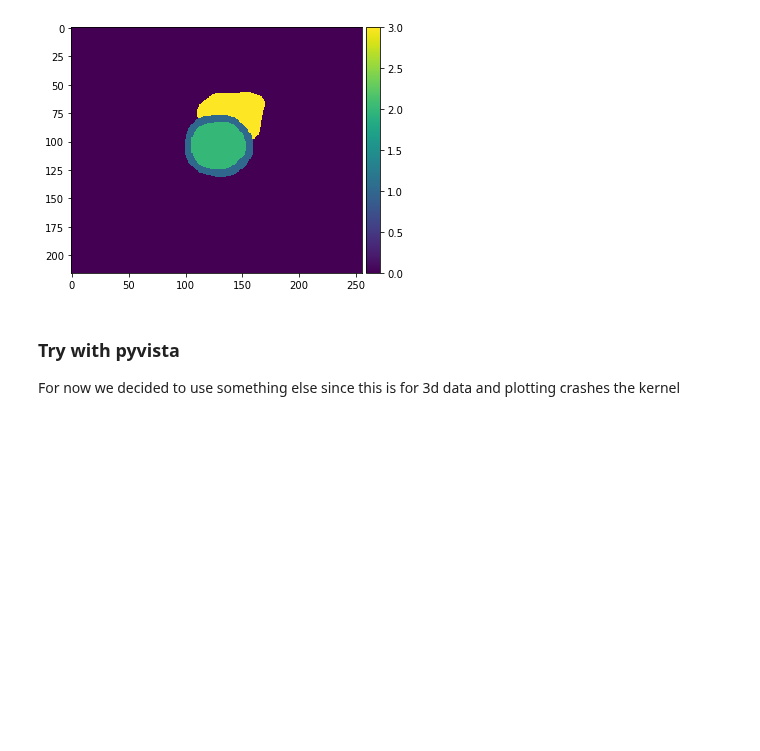
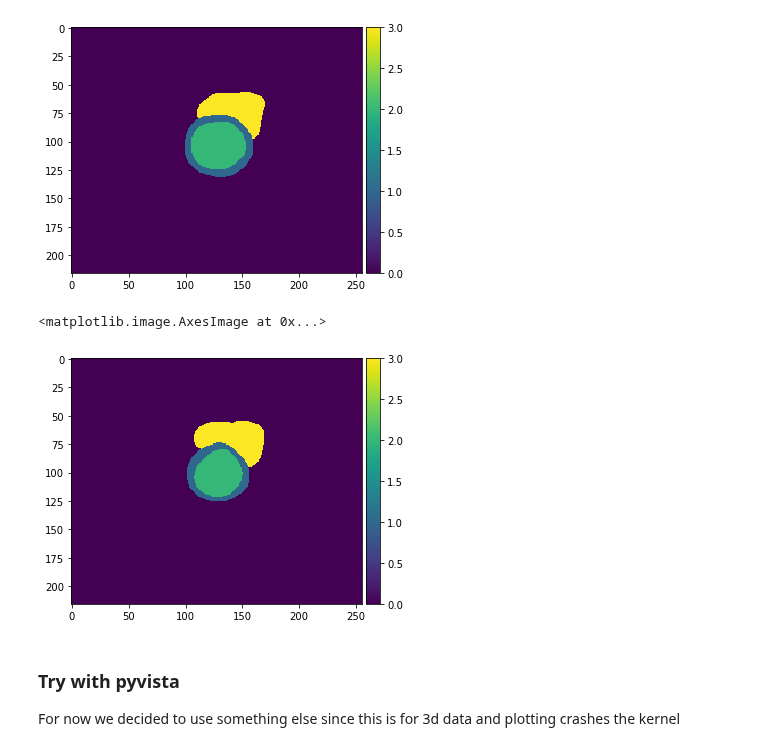
Before and after one commit to MATHplus-Young-Academy/P2-Cardiac-Motion, a Jupyter notebook: boundary_extraction/LoadVizAnnotations.ipynb, the cells around one changed output. Cells and saved outputs as stored; diff of their text form; code cells hidden in the pictures; blank space fills up the shorter version.

```diff
--- a/boundary_extraction/LoadVizAnnotations.ipynb
+++ b/boundary_extraction/LoadVizAnnotations.ipynb
@@ -34,3 +72,8 @@ slc = label.get_fdata()[:, :, 2, 0, 0, 0]
+# %%
+imshow(slc)
+# %% [output]
+<matplotlib.image.AxesImage at 0x...>
+[figure, added]
 # %% [markdown]
 ### Try with pyvista
 
```
Also changed, not shown: parts of 16 cells of this notebook, 1 other file.
